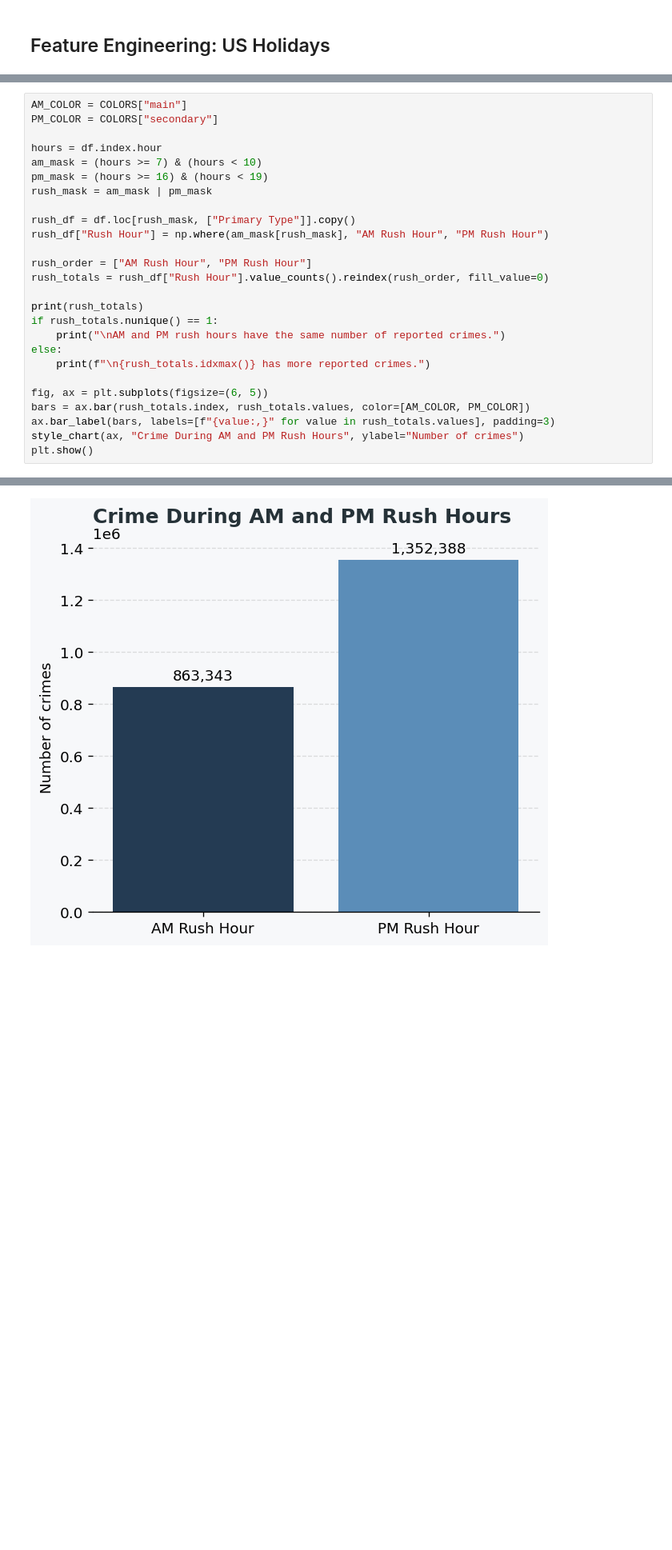
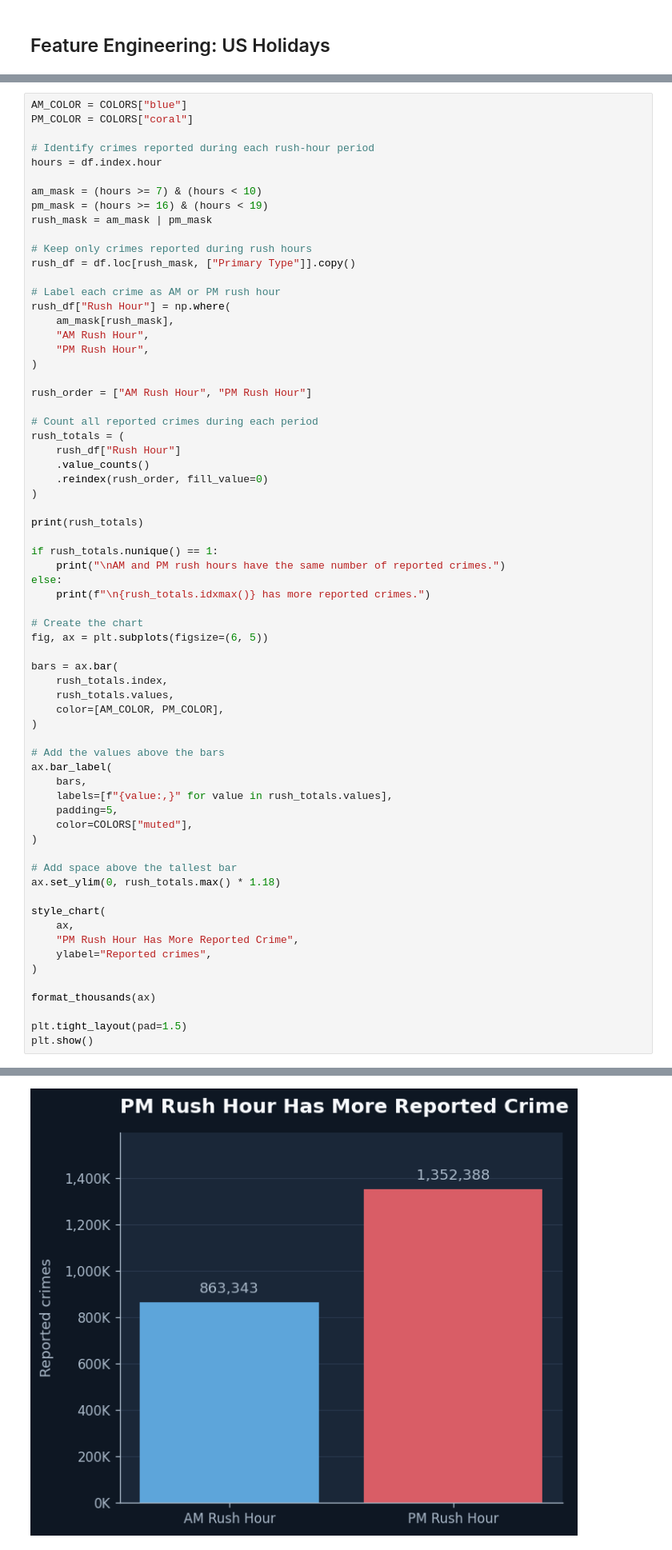
Before and after one commit to swirita/Chicago-Crime-Analysis-and-Forecasting, a Jupyter notebook: notebooks/02_crime_analysis.ipynb, the cells around one changed output, grey strips where cells are left out. Shown at 80% size. Saved outputs shown, nothing was run; the diff lists cells and outputs as text; blank space fills up the shorter version.

Commit message:
update visual style

```diff
--- a/notebooks/02_crime_analysis.ipynb
+++ b/notebooks/02_crime_analysis.ipynb
@@ -369,39 +415,80 @@ plt.show()
 
 - Are Motor Vehicle Thefts more common during AM rush hour or PM Rush Hour?
 # %%
-AM_COLOR = COLORS["main"]
-PM_COLOR = COLORS["secondary"]
+AM_COLOR = COLORS["blue"]
+PM_COLOR = COLORS["coral"]
 
+# Identify crimes reported during each rush-hour period
 hours = df.index.hour
+
 am_mask = (hours >= 7) & (hours < 10)
 pm_mask = (hours >= 16) & (hours < 19)
 rush_mask = am_mask | pm_mask
 
+# Keep only crimes reported during rush hours
 rush_df = df.loc[rush_mask, ["Primary Type"]].copy()
-rush_df["Rush Hour"] = np.where(am_mask[rush_mask], "AM Rush Hour", "PM Rush Hour")
+
+# Label each crime as AM or PM rush hour
+rush_df["Rush Hour"] = np.where(
+    am_mask[rush_mask],
+    "AM Rush Hour",
+    "PM Rush Hour",
+)
 
 rush_order = ["AM Rush Hour", "PM Rush Hour"]
-rush_totals = rush_df["Rush Hour"].value_counts().reindex(rush_order, fill_value=0)
+
+# Count all reported crimes during each period
+rush_totals = (
+    rush_df["Rush Hour"]
+    .value_counts()
+    .reindex(rush_order, fill_value=0)
+)
 
 print(rush_totals)
+
 if rush_totals.nunique() == 1:
     print("\nAM and PM rush hours have the same number of reported crimes.")
 else:
     print(f"\n{rush_totals.idxmax()} has more reported crimes.")
 
+# Create the chart
 fig, ax = plt.subplots(figsize=(6, 5))
-bars = ax.bar(rush_totals.index, rush_totals.values, color=[AM_COLOR, PM_COLOR])
-ax.bar_label(bars, labels=[f"{value:,}" for value in rush_totals.values], padding=3)
-style_chart(ax, "Crime During AM and PM Rush Hours", ylabel="Number of crimes")
+
+bars = ax.bar(
+    rush_totals.index,
+    rush_totals.values,
+    color=[AM_COLOR, PM_COLOR],
+)
+
+# Add the values above the bars
+ax.bar_label(
+    bars,
+    labels=[f"{value:,}" for value in rush_totals.values],
+    padding=5,
+    color=COLORS["muted"],
+)
+
+# Add space above the tallest bar
+ax.set_ylim(0, rush_totals.max() * 1.18)
+
+style_chart(
+    ax,
+    "PM Rush Hour Has More Reported Crime",
+    ylabel="Reported crimes",
+)
+
+format_thousands(ax)
+
+plt.tight_layout(pad=1.5)
 plt.show()
 # %% [output]
 Rush Hour
 AM Rush Hour     863343
 PM Rush Hour    1352388
 Name: count, dtype: int64
 
 PM Rush Hour has more reported crimes.
-[figure, old version]
+[figure, new version]
 # %%
 fig, axes = plt.subplots(1, 2, figsize=(12, 5))
 
```
Also changed, not shown: parts of 13 cells of this notebook.
